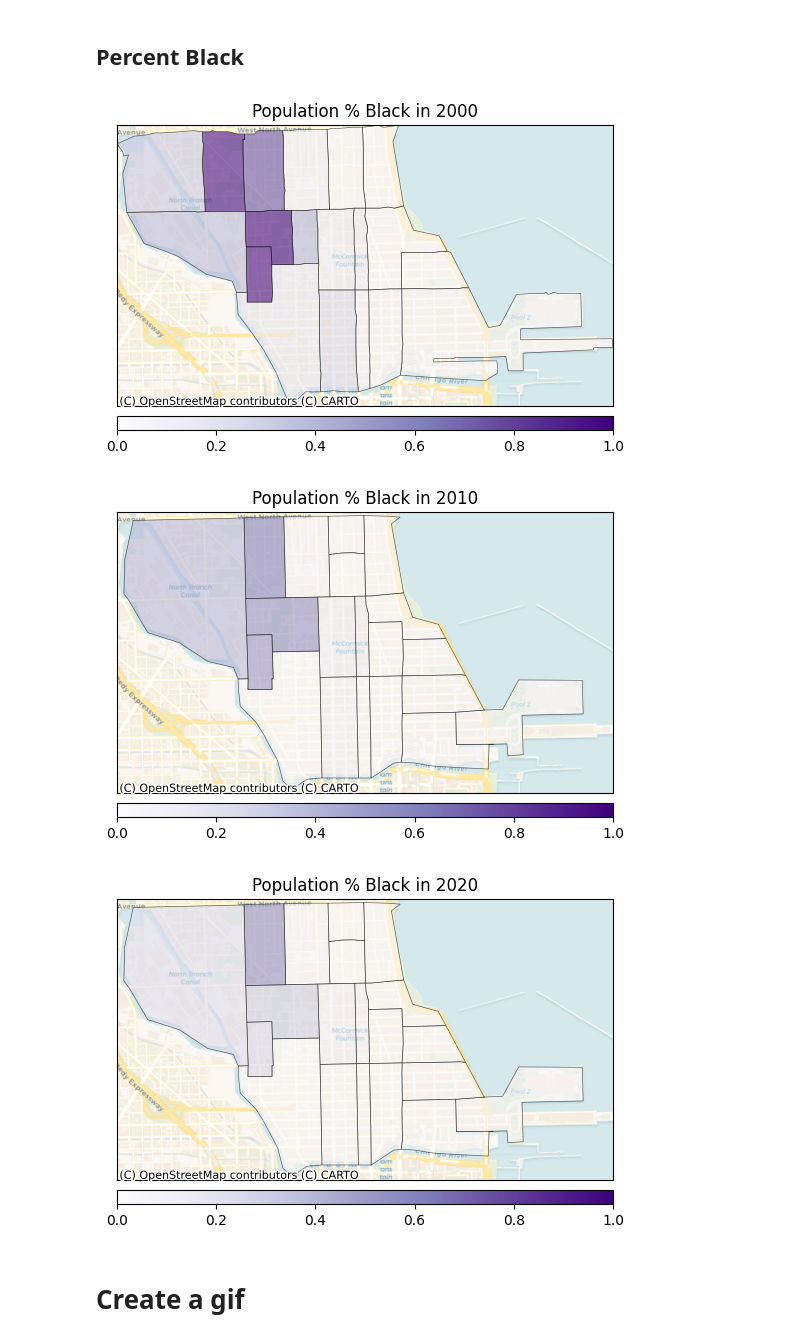
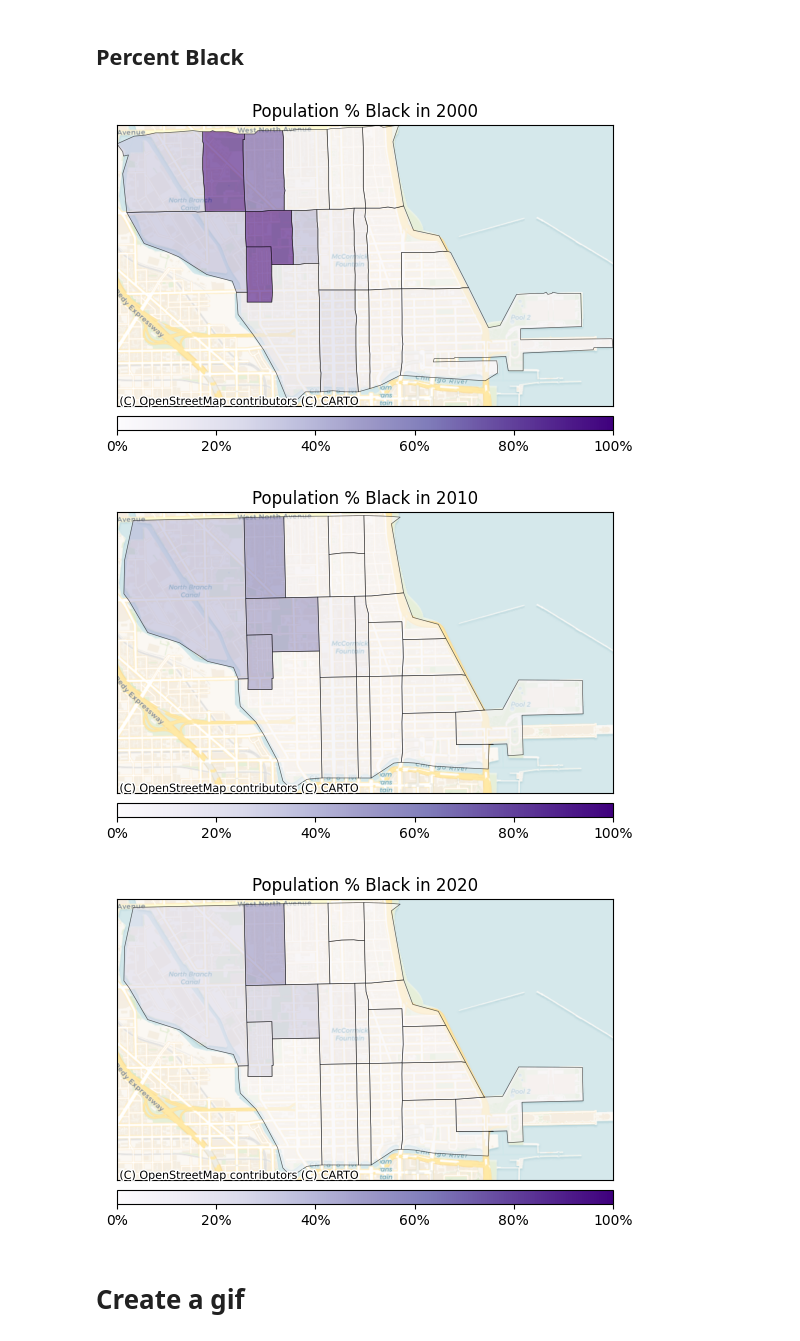
Before and after one commit to bryantco/near-north-demographics, a Jupyter notebook: main.ipynb, the cells around one changed output. Saved outputs shown, nothing was run; the diff lists cells and outputs as text; code cells hidden in the pictures.

```diff
--- a/main.ipynb
+++ b/main.ipynb
@@ -455,36 +453,40 @@ for year in [2000, 2010, 2020]:
         legend=True,
         cax=cax,
         vmin=0.0,
         vmax=1.0,
         legend_kwds={
             "orientation": "horizontal"
         },
     )
 
     title = "Population % Black in " + str(year)
     ax.set_title(title)
     ax.set_xlim(xmin, xmax)
     ax.set_ylim(ymin, ymax)
 
+    ax_cbar = fig.axes[1]
+    ax_cbar.set_xticks([0, 0.2, 0.4, 0.6, 0.8, 1.0])
+    ax_cbar.set_xticklabels(['0%', '20%', '40%', '60%', '80%', '100%'])
+
     # Remove tick labels and ticks
     plot_pct_black.set_xticks([])
     plot_pct_black.set_yticks([])
     plot_pct_black.set_xticklabels([])
     plot_pct_black.set_yticklabels([])
 
     # Keep the frame (border)
     for spine in plot_pct_black.spines.values():
         spine.set_visible(True)
     cx.add_basemap(plot_pct_black, source=cx.providers.CartoDB.Voyager)
 
     # Save in assets
     filename = f'_assets/pct_black/plot_pct_black_{year}.png'
     plt.savefig(filename, bbox_inches='tight')
     filenames.append(filename)
 # %% [output]
-[figure, old version]
+[figure, new version]
-[figure, old version]
+[figure, new version]
-[figure, old version]
+[figure, new version]
 # %% [markdown]
 # Create a gif
 # %% [markdown]
```
Also changed, not shown: parts of 2 cells of this notebook, 6 other files.
